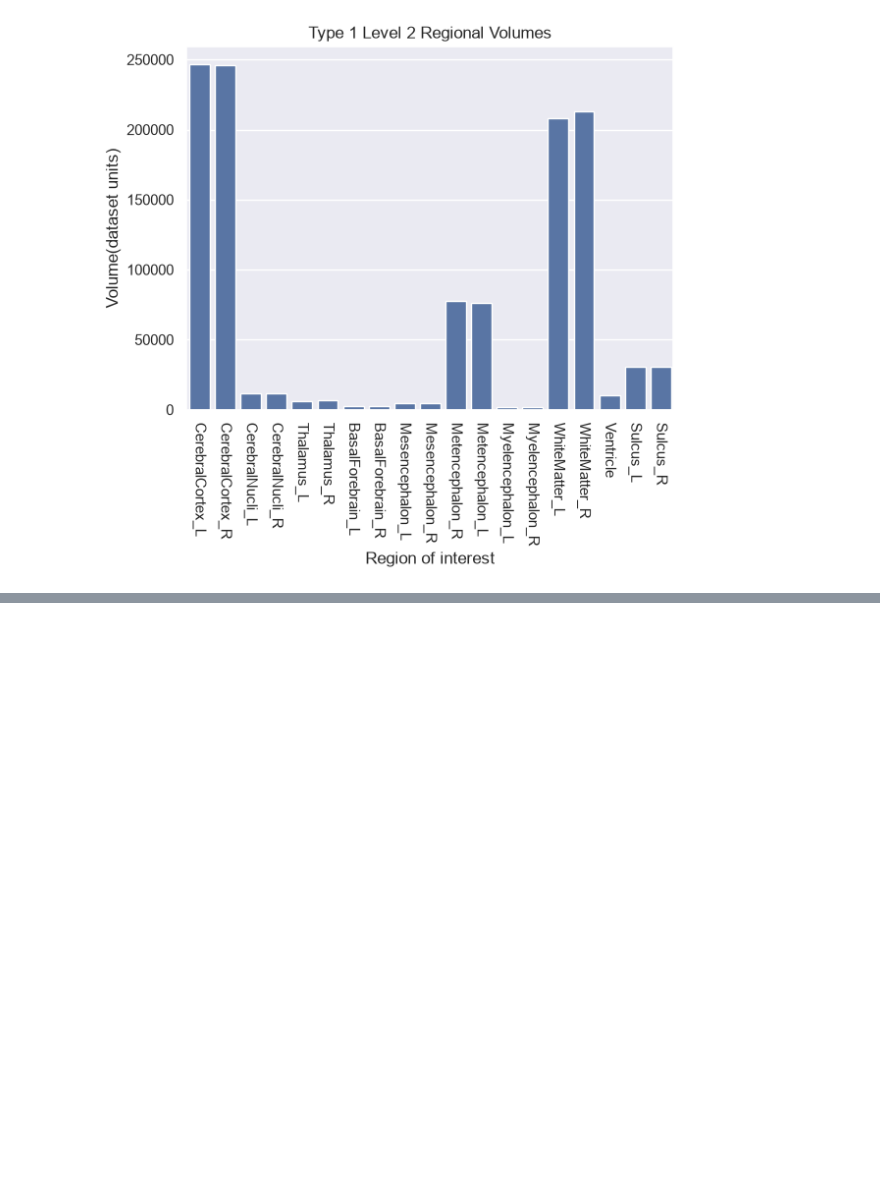
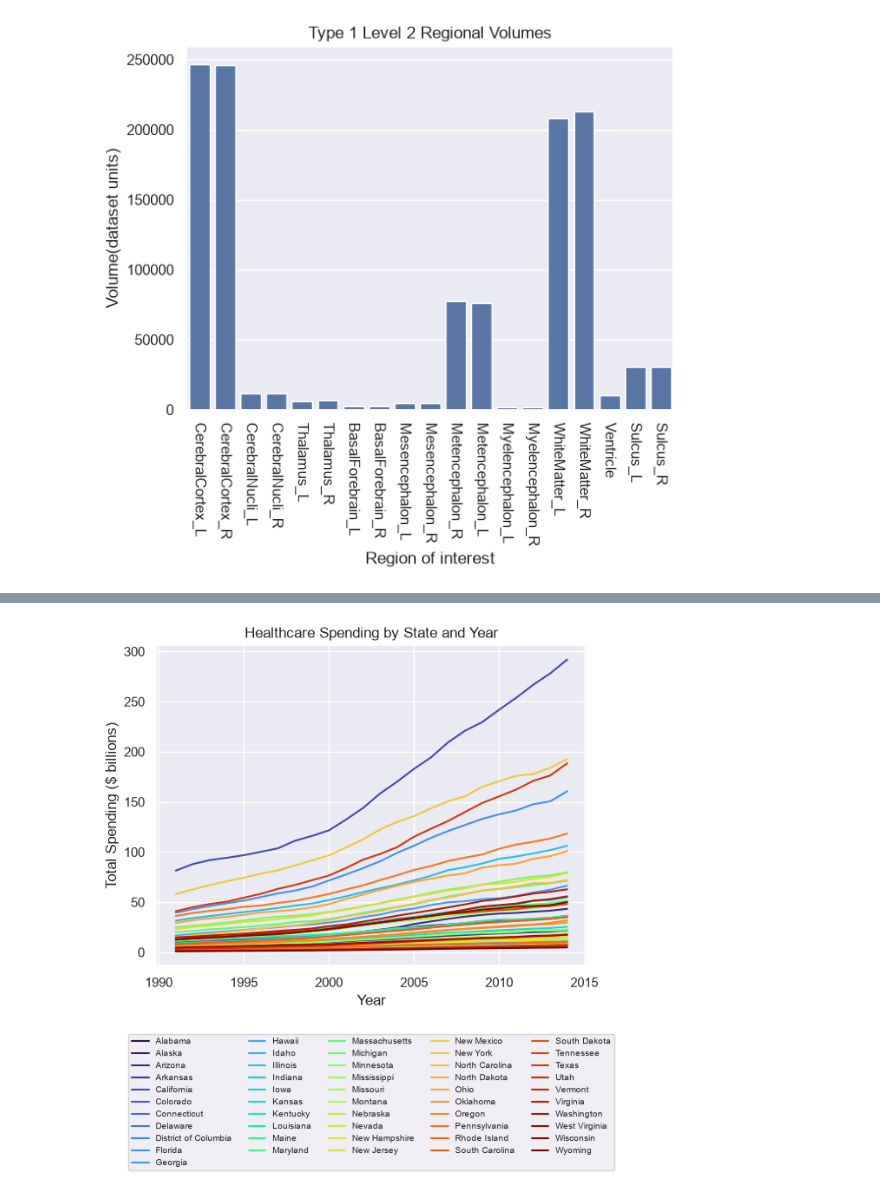
Before and after one commit to johnsonwu-coding/python-homework-3, a Jupyter notebook: hw3.ipynb, the cells around one changed output, grey strips where cells are left out. Saved outputs shown, nothing was run; the diff lists cells and outputs as text; code cells hidden in the pictures; blank space fills up the shorter version.

```diff
--- a/hw3.ipynb
+++ b/hw3.ipynb
@@ -66,0 +137,20 @@ Text(0.5, 1.0, 'Type 1 Level 2 Regional Volumes')
+# %%
+healthcare_url="https://raw.githubusercontent.com/jhu-advdatasci/2018/master/data/KFF/healthcare-spending.csv"
+healthcare_df=pd.read_csv(healthcare_url, skiprows=2, nrows=52) #skip the 2 metadata lines and read the 52 rows before the notes
+state_spending=healthcare_df.set_index('Location').drop(index='United States') #make the state names the row labels and drop "United States"
+state_spending.columns=state_spending.columns.str.split("__").str[0].astype(int)
+#The original year columns has something like "1991__Total Health Spending" .split("__") split the string into 2 parts
+#str[0] keeps the year, .astype(int) convert the string "1991" to int 1911
+(state_spending.T / 1000).plot(colormap='turbo', legend=False)
+#Transpose the row to column and column to rows, so the year(rows) will be x-axis and spedning (/1000 in billion) will be y-axis
+plt.xlabel("Year")
+plt.ylabel("Total Spending ($ billions)")
+plt.title("Healthcare Spending by State and Year")
+plt.legend(loc="upper center", bbox_to_anchor=(0.5,-0.2), ncol=5, fontsize=7)
+#pick the upper center part of the legend as the attachment point
+#bbox_to_anchor=(0.5,-0.2) 0.5 is half way from the left edge to the right edge, -0.2 is 20% of the plot height below bottom of the plot edge
+#together make the legend centered horizontally below the plot
+# ncol=52 create 5 columns for the states legend
+plt.show()
+# %% [output]
+[figure, added]
```
Also changed, not shown: parts of 7 cells of this notebook.
